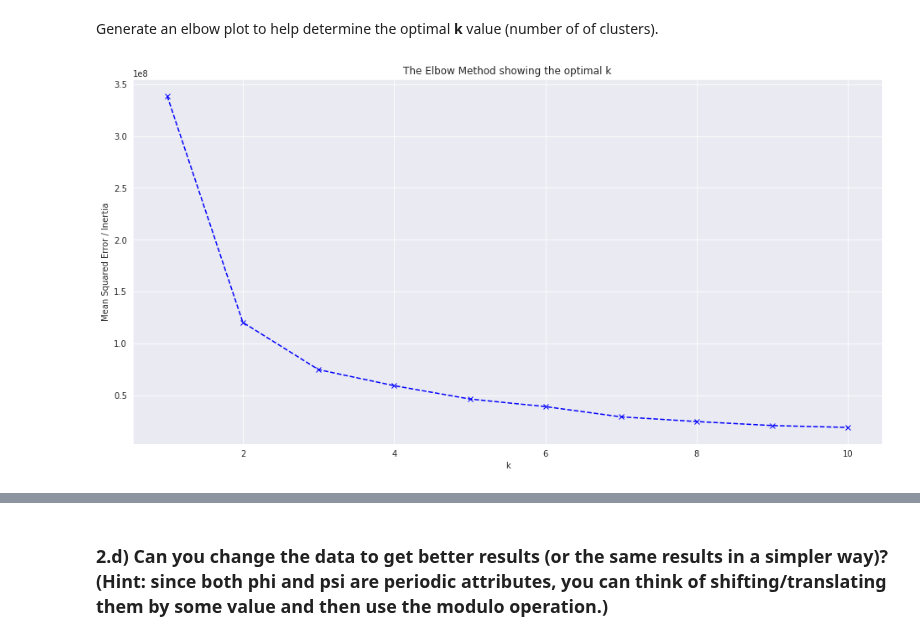
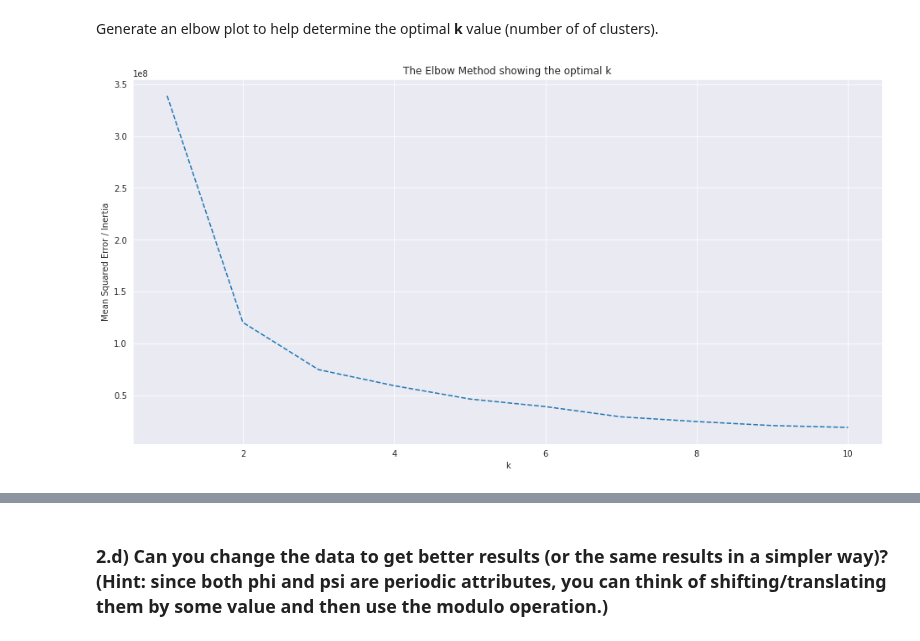
Before and after one commit to lukasmartinsson/dat405, a Jupyter notebook: assignment_3/assignment_3.ipynb, the cells around one changed output, grey strips where cells are left out. Cells and saved outputs as stored; diff of their text form; code cells hidden in the pictures.

```diff
--- a/assignment_3/assignment_3.ipynb
+++ b/assignment_3/assignment_3.ipynb
@@ -121,10 +126,10 @@ plt.show()
 Generate an elbow plot to help determine the optimal **k** value (number of of clusters).
 # %%
 plt.figure(figsize=(16,8))
-plt.plot(ks, mean_squared_error, 'bx--')
+plt.plot(ks, mean_squared_error, '--')
 plt.xlabel('k')
 plt.ylabel('Mean Squared Error / Inertia')
 plt.title('The Elbow Method showing the optimal k')
 plt.show()
 # %% [output]
-[figure, old version]
+[figure, new version]
```
Also changed, not shown: parts of 9 cells of this notebook.
